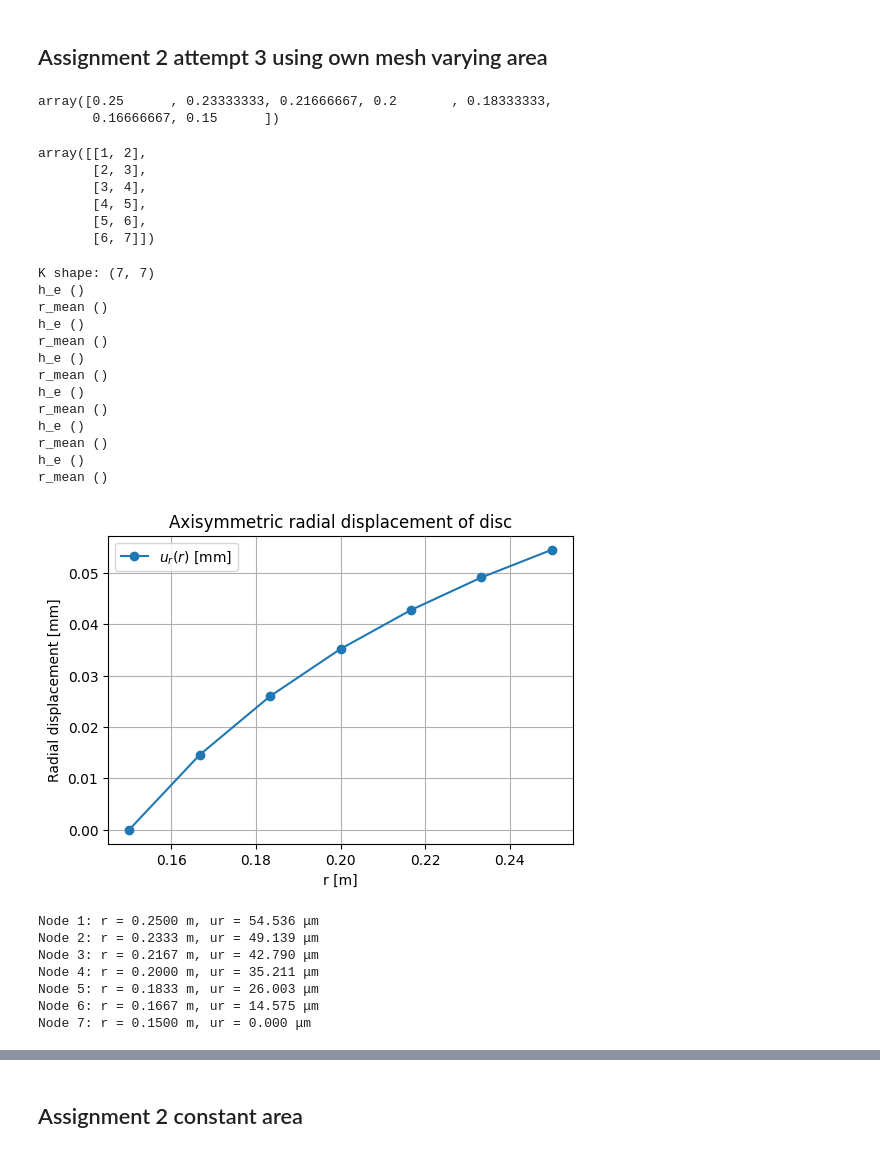
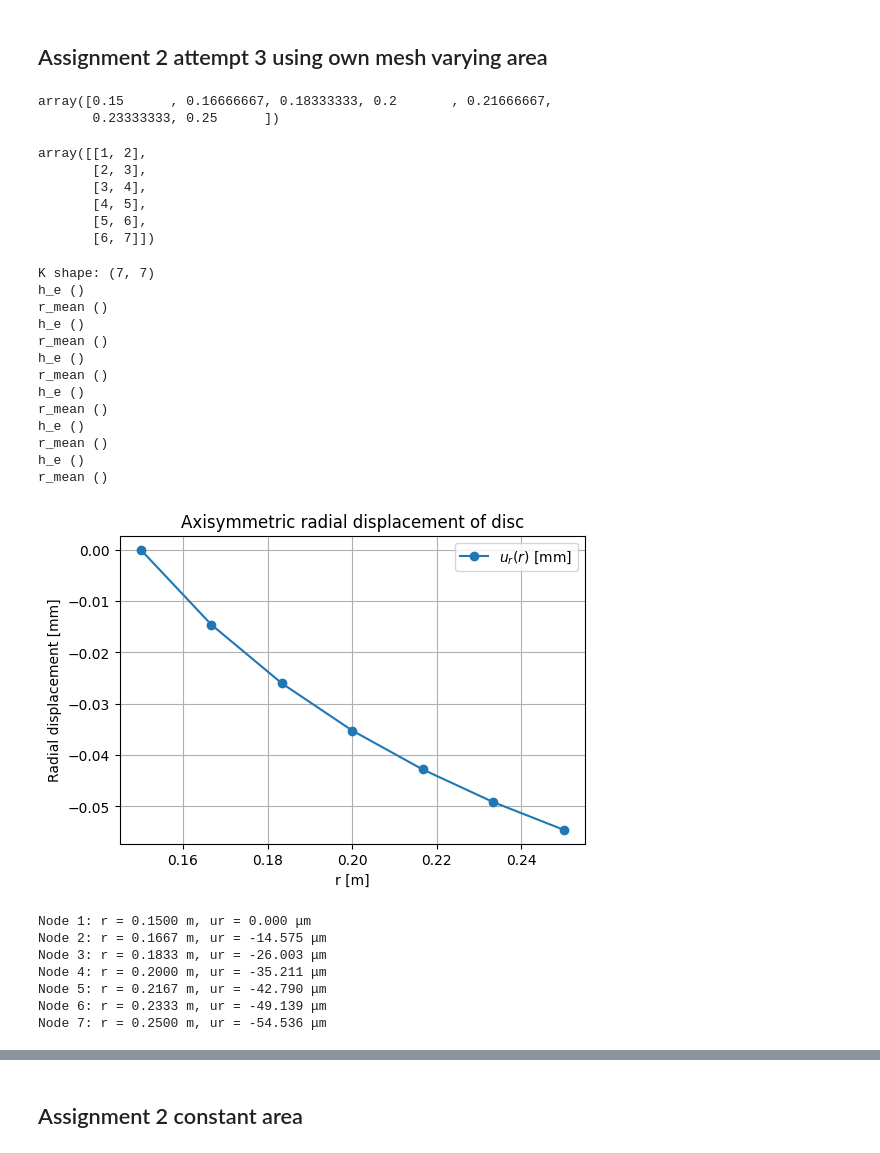
Before and after one commit to MartinStjernkvist/Applied-Mechanics, a Jupyter notebook: TME235/Assignment_1&2.ipynb, the cells around one changed output, grey strips where cells are left out. Cells and saved outputs as stored; diff of their text form; code cells hidden in the pictures.

```diff
--- a/TME235/Assignment_1&2.ipynb
+++ b/TME235/Assignment_1&2.ipynb
@@ -1179,7 +1206,7 @@ g = 9.81
 A = b * h
 
 # Distributed load (self-weight, downward)
-q0 = 120e6  # [N/m]
+q0 = -120e6  # [N/m]
 
 # Mesh
 p1 = np.array([0., 0.])     # Lower left corner
@@ -1306,7 +1333,7 @@ num_el = 6
 nnodes = num_el + 1
 a_inner = 0.15
 
-coords = np.linspace(b_outer, a_inner, nnodes)
+coords = np.linspace(a_inner, b_outer, nnodes)
 
 display(coords)
 #coords = coords.reshape(-1,1)
@@ -1348,17 +1375,17 @@ for el in range(num_el):
     cfc.assem(Edof[el, :], K, Ke)
 
 # --- Boundary conditions ---
-bc = np.array([nnodes])  # fix outer radius (clamped)
+bc = np.array([1])  # fix outer radius (clamped)
 bcVal = np.array([0.0])
 
 # Applying distributed load
 sigma_r = -120e6
-r_inner = coords[0]
+r_inner = coords[-1]
 h_inner = h0
-f[0, 0] = 2 * np.pi * r_inner * h_inner * sigma_r  # negative radial direction
+f[-1, 0] = 2 * np.pi * r_inner * h_inner * sigma_r  # negative radial direction
 
 
-a, r= cfc.solveq(K, f, bc, bcVal)
+a, r = cfc.solveq(K, f, bc, bcVal)
 
 
 plt.figure(figsize=(6,4))
@@ -1396,40 +1423,40 @@ for el in range(num_el):
 
 # Plotting radial stress
 plt.figure(figsize=(6,4))
 plt.plot(r_centers, sigma_rr_vals/1e6, 'o-', label=r'$\sigma_{rr}$ [MPa]')
 plt.xlabel('r [m]')
 plt.ylabel(r'$\sigma_{rr}$ [MPa]')
 plt.title('Radial stress distribution σ_rr(r)')
 plt.grid(True)
 plt.legend()
 plt.show()
 # %% [output]
-array([0.25      , 0.23333333, 0.21666667, 0.2       , 0.18333333,
-       0.16666667, 0.15      ])
+array([0.15      , 0.16666667, 0.18333333, 0.2       , 0.21666667,
+       0.23333333, 0.25      ])
 array([[1, 2],
        [2, 3],
        [3, 4],
        [4, 5],
        [5, 6],
        [6, 7]])
 K shape: (7, 7)
 h_e ()
 r_mean ()
 h_e ()
 r_mean ()
 h_e ()
 r_mean ()
 h_e ()
 r_mean ()
 h_e ()
 r_mean ()
 h_e ()
 r_mean ()
-[figure, old version]
+[figure, new version]
-Node 1: r = 0.2500 m, ur = 54.536 μm
-Node 2: r = 0.2333 m, ur = 49.139 μm
-Node 3: r = 0.2167 m, ur = 42.790 μm
-Node 4: r = 0.2000 m, ur = 35.211 μm
-Node 5: r = 0.1833 m, ur = 26.003 μm
-Node 6: r = 0.1667 m, ur = 14.575 μm
-Node 7: r = 0.1500 m, ur = 0.000 μm
+Node 1: r = 0.1500 m, ur = 0.000 μm
+Node 2: r = 0.1667 m, ur = -14.575 μm
+Node 3: r = 0.1833 m, ur = -26.003 μm
+Node 4: r = 0.2000 m, ur = -35.211 μm
+Node 5: r = 0.2167 m, ur = -42.790 μm
+Node 6: r = 0.2333 m, ur = -49.139 μm
+Node 7: r = 0.2500 m, ur = -54.536 μm
```
Also changed, not shown: parts of 10 cells of this notebook.
